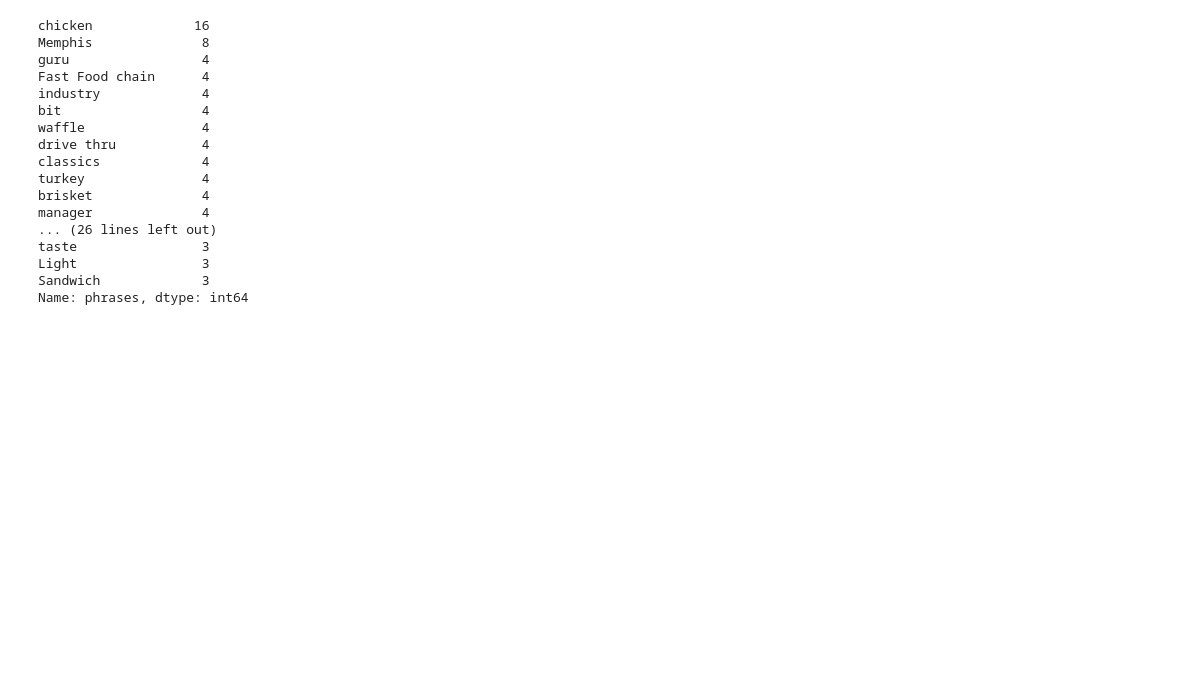
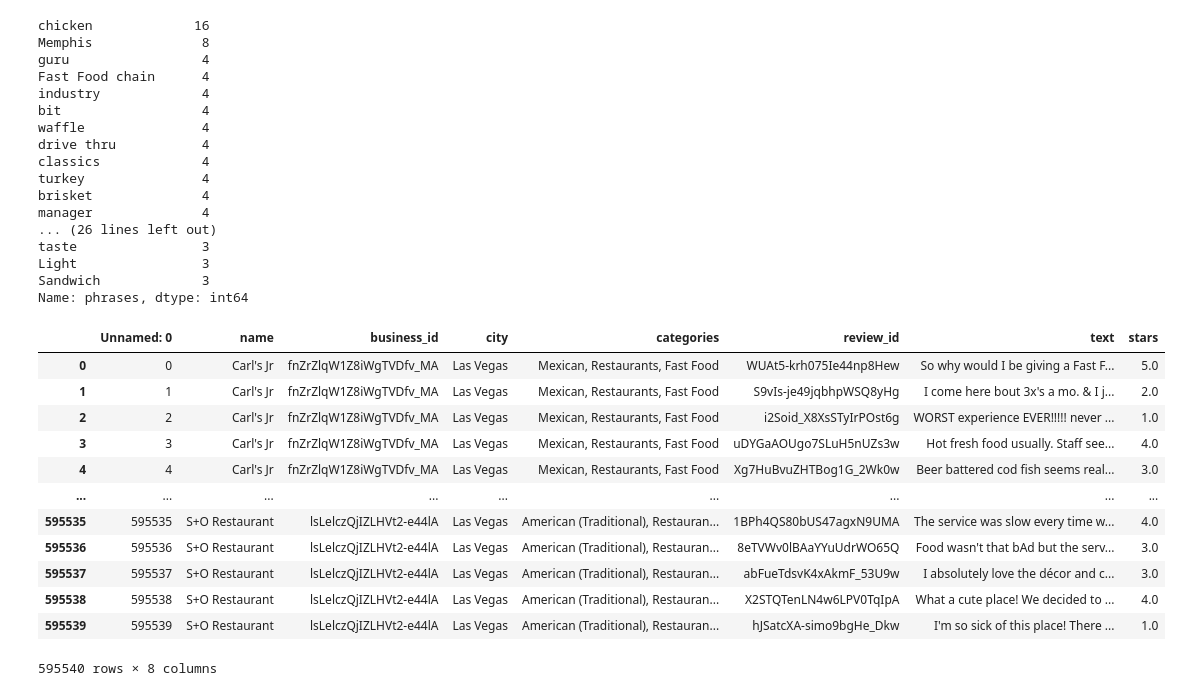
Before and after one commit to Lannnnnnn/LA-Restaurant-recommend, a Jupyter notebook: notebooks/eda_autophrase.ipynb, the cells around one changed output. Cells and saved outputs as stored; diff of their text form; code cells hidden in the pictures; blank space fills up the shorter version.

```diff
--- a/notebooks/eda_autophrase.ipynb
+++ b/notebooks/eda_autophrase.ipynb
@@ -35,3 +23,22 @@ Name: business_id, Length: 595470, dtype: object
+# %%
+spark = SparkSession \
+    .builder \
+    .appName("yelp-reccomender") \
+    .getOrCreate()
+
+schema = T.StructType([
+    T.StructField("_c01", T.IntegerType(), True),
+    T.StructField("name", T.StringType(), True),
+    T.StructField("business_id", T.StringType(), True),
+    T.StructField("city", T.StringType(), True),
+    T.StructField("categories", T.StringType(), True),
+    T.StructField("review_id", T.StringType(), True),
+    T.StructField("text", T.StringType(), True),
+    T.StructField("stars", T.FloatType(), True),
+    T.StructField("annotated_rev", T.StringType(), True)
+])
+
+lv = spark.read.csv("../data/tmp/Las_Vegas_reviews.csv", header=True, multiLine=True, schema=schema, quote="\"", escape="\"")
 # %%
 # with open('../data/autophrase_in/reviews.txt', 'w') as f:
 #     f.write('test')
@@ -334,3 +328,19 @@ taste                3
 Light                3
 Sandwich             3
 Name: phrases, dtype: int64
+# %%
+lv
+# %% [output]
+|  | Unnamed: 0 | name | business_id | city | categories | review_id | text | stars |
+| 0 | 0 | Carl's Jr | fnZrZlqW1Z8iWgTVDfv_MA | Las Vegas | Mexican, Restaurants, Fast Food | WUAt5-krh075Ie44np8Hew | So why would I be giving a Fast F... | 5.0 |
+| 1 | 1 | Carl's Jr | fnZrZlqW1Z8iWgTVDfv_MA | Las Vegas | Mexican, Restaurants, Fast Food | S9vIs-je49jqbhpWSQ8yHg | I come here bout 3x's a mo. & I j... | 2.0 |
+| 2 | 2 | Carl's Jr | fnZrZlqW1Z8iWgTVDfv_MA | Las Vegas | Mexican, Restaurants, Fast Food | i2Soid_X8XsSTyIrPOst6g | WORST experience EVER!!!!! never ... | 1.0 |
+| 3 | 3 | Carl's Jr | fnZrZlqW1Z8iWgTVDfv_MA | Las Vegas | Mexican, Restaurants, Fast Food | uDYGaAOUgo7SLuH5nUZs3w | Hot fresh food usually. Staff see... | 4.0 |
+| 4 | 4 | Carl's Jr | fnZrZlqW1Z8iWgTVDfv_MA | Las Vegas | Mexican, Restaurants, Fast Food | Xg7HuBvuZHTBog1G_2Wk0w | Beer battered cod fish seems real... | 3.0 |
+| ... | ... | ... | ... | ... | ... | ... | ... | ... |
+| 595535 | 595535 | S+O Restaurant | lsLelczQjIZLHVt2-e44lA | Las Vegas | American (Traditional), Restauran... | 1BPh4QS80bUS47agxN9UMA | The service was slow every time w... | 4.0 |
+| 595536 | 595536 | S+O Restaurant | lsLelczQjIZLHVt2-e44lA | Las Vegas | American (Traditional), Restauran... | 8eTVWv0lBAaYYuUdrWO65Q | Food wasn't that bAd but the serv... | 3.0 |
+| 595537 | 595537 | S+O Restaurant | lsLelczQjIZLHVt2-e44lA | Las Vegas | American (Traditional), Restauran... | abFueTdsvK4xAkmF_53U9w | I absolutely love the décor and c... | 3.0 |
+| 595538 | 595538 | S+O Restaurant | lsLelczQjIZLHVt2-e44lA | Las Vegas | American (Traditional), Restauran... | X2STQTenLN4w6LPV0TqIpA | What a cute place! We decided to ... | 4.0 |
+| 595539 | 595539 | S+O Restaurant | lsLelczQjIZLHVt2-e44lA | Las Vegas | American (Traditional), Restauran... | hJSatcXA-simo9bgHe_Dkw | I'm so sick of this place! There ... | 1.0 |
+595540 rows × 8 columns
```
Also changed, not shown: parts of 38 cells of this notebook, 1 other file.
